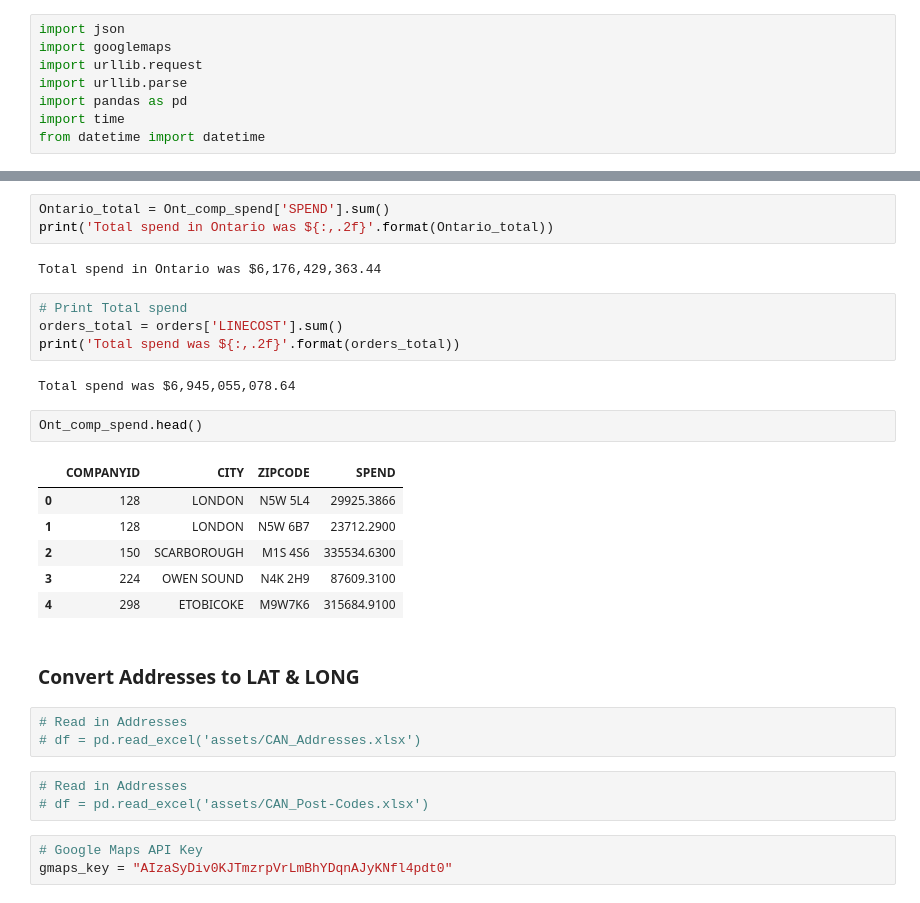
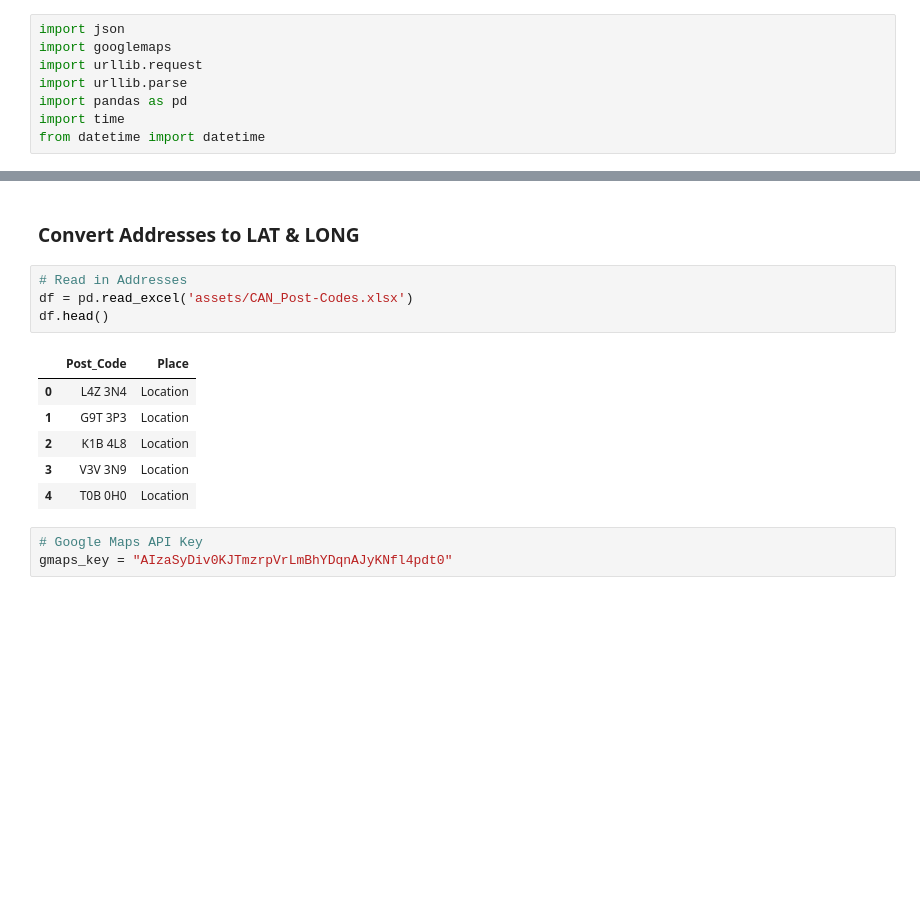
Before and after one commit to youngju87/MS1_Project, a Jupyter notebook: MADS_Milestone1-Electoral & Map .ipynb, the cells around one changed output, grey strips where cells are left out. Cells and saved outputs as stored; diff of their text form; blank space fills up the shorter version.

```diff
--- a/MADS_Milestone1-Electoral & Map .ipynb
+++ b/MADS_Milestone1-Electoral & Map .ipynb
@@ -75,31 +13,16 @@ print('Total spend in Ontario was ${:,.2f}'.format(Ontario_total))
-# %%
-Ontario_total = Ont_comp_spend['SPEND'].sum()
-print('Total spend in Ontario was ${:,.2f}'.format(Ontario_total))
-# %% [output]
-Total spend in Ontario was $6,176,429,363.44
-# %%
-# Print Total spend
-orders_total = orders['LINECOST'].sum()
-print('Total spend was ${:,.2f}'.format(orders_total))
-# %% [output]
-Total spend was $6,945,055,078.64
-# %%
-Ont_comp_spend.head()
-# %% [output]
-|  | COMPANYID | CITY | ZIPCODE | SPEND |
-| 0 | 128 | LONDON | N5W 5L4 | 29925.3866 |
-| 1 | 128 | LONDON | N5W 6B7 | 23712.2900 |
-| 2 | 150 | SCARBOROUGH | M1S 4S6 | 335534.6300 |
-| 3 | 224 | OWEN SOUND | N4K 2H9 | 87609.3100 |
-| 4 | 298 | ETOBICOKE | M9W7K6 | 315684.9100 |
 # %% [markdown]
 ### Convert Addresses to LAT & LONG
-# %%
-# Read in Addresses
-# df = pd.read_excel('assets/CAN_Addresses.xlsx')
 # %%
 # Read in Addresses
-# df = pd.read_excel('assets/CAN_Post-Codes.xlsx')
+df = pd.read_excel('assets/CAN_Post-Codes.xlsx')
+df.head()
+# %% [output]
+|  | Post_Code | Place |
+| 0 | L4Z 3N4 | Location |
+| 1 | G9T 3P3 | Location |
+| 2 | K1B 4L8 | Location |
+| 3 | V3V 3N9 | Location |
+| 4 | T0B 0H0 | Location |
 # %%
 # Google Maps API Key
 gmaps_key = "AIzaSyDiv0KJTmzrpVrLmBhYDqnAJyKNfl4pdt0"
```
Also changed, not shown: parts of 24 cells of this notebook.
